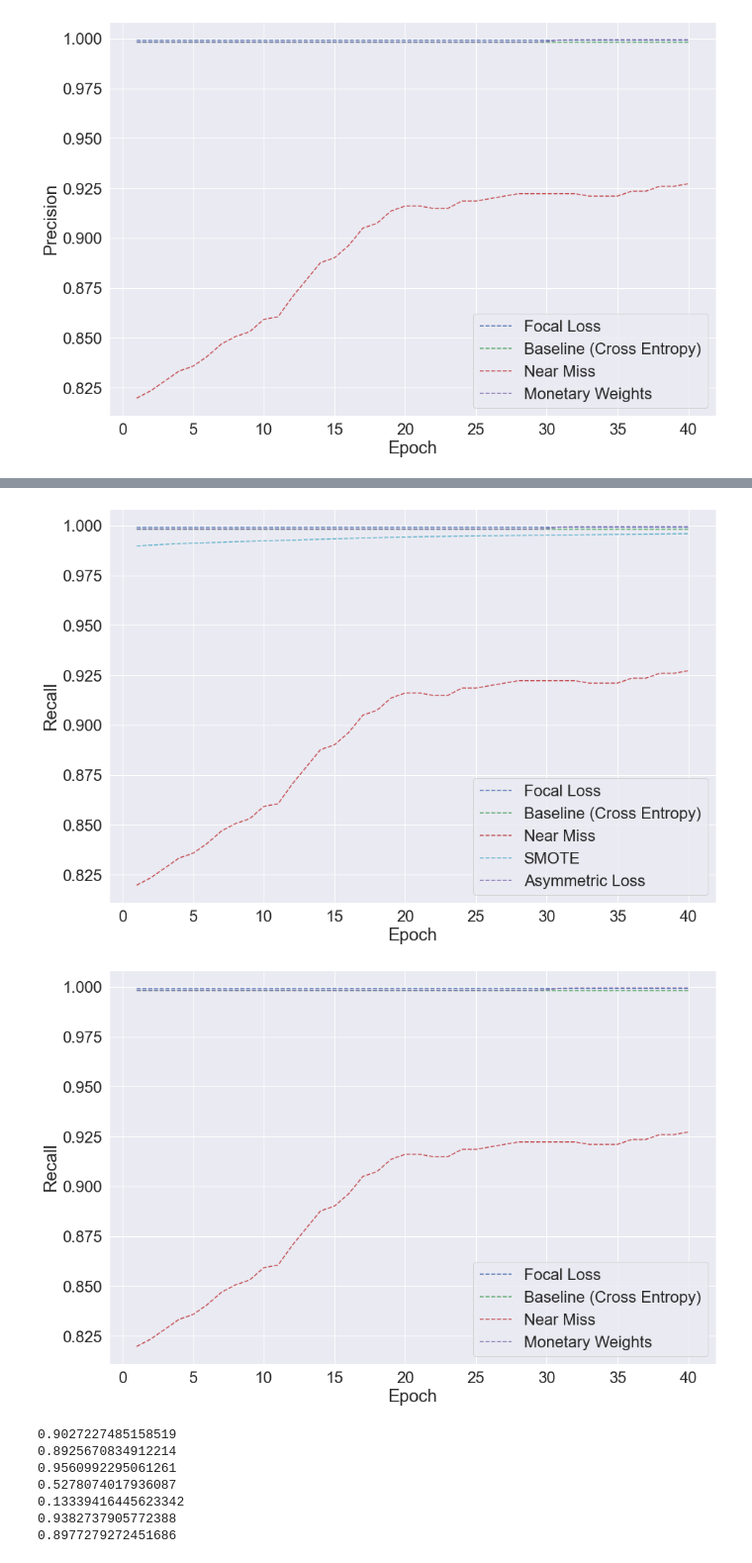
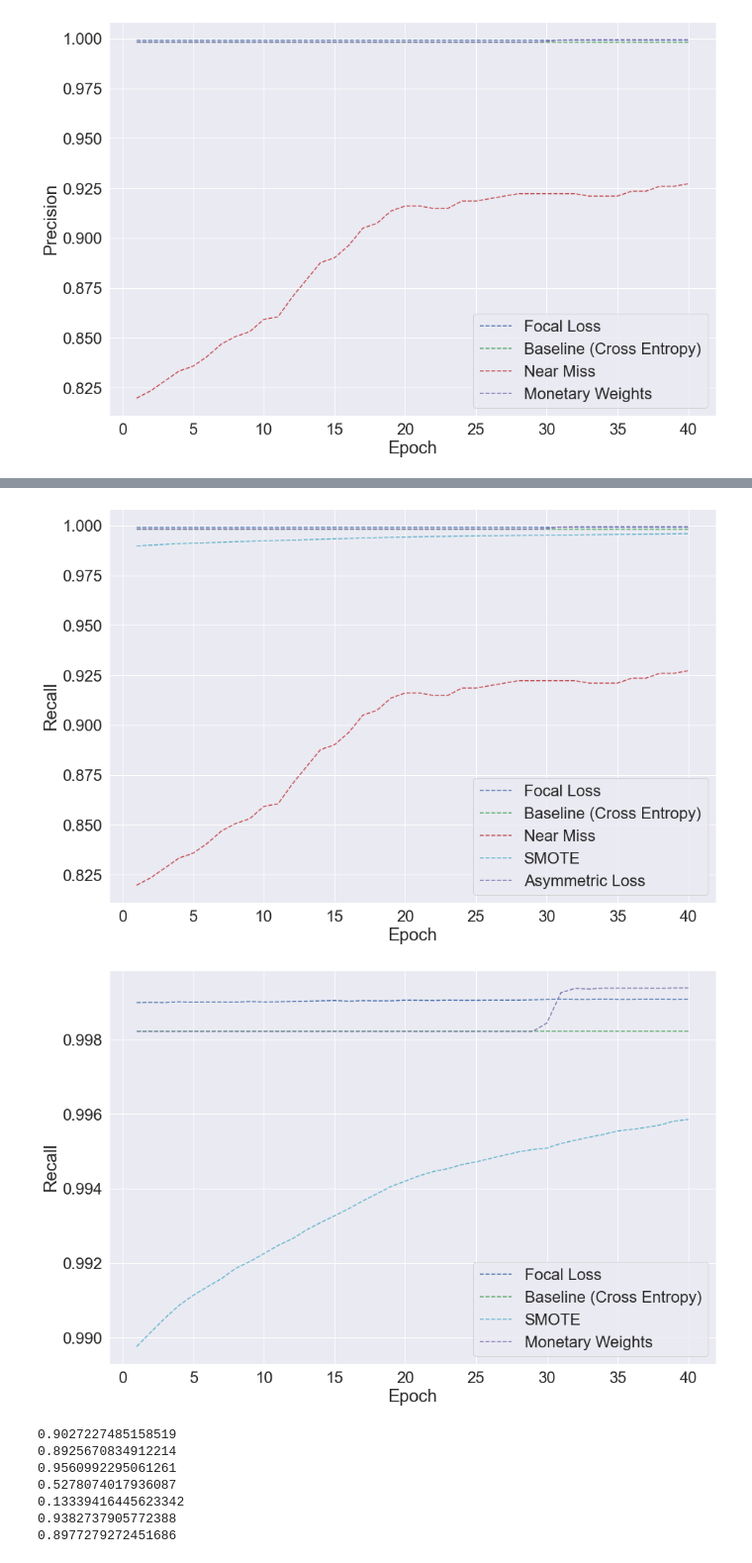
Before and after one commit to nershman/imbalanced-learning, a Jupyter notebook: notebook1.ipynb, the cells around one changed output, grey strips where cells are left out. Shown at 99% size. Cells and saved outputs as stored; diff of their text form; code cells hidden in the pictures.

```diff
--- a/notebook1.ipynb
+++ b/notebook1.ipynb
@@ -1087,36 +1087,36 @@ titles = ["Focal Loss","Baseline (Cross Entropy)","Near Miss","SMOTE","Asymmetri
 legcolors = ['b--', 'g--', 'r--', 'c--', 'm--', 'y--', 'k--', 'w--']
 
 # Create count of the number of epochs
 epoch_count = range(1, len(tr_loss[1]) + 1)
 
 # Visualize loss history
 plt.figure(figsize=(15,10))
 for i in range(5,len(tr_loss)):
     plt.plot(epoch_count, test_loss[i], legcolors[i])
     plt.legend(titles[5:])
 plt.xlabel('Epoch')
 plt.ylabel('Recall')
 plt.show();
 
 plt.figure(figsize=(15,10))
 for i in range(0,5):
     plt.plot(epoch_count, test_loss[i], legcolors[i])
     plt.legend(titles)
 plt.xlabel('Epoch')
 plt.ylabel('Recall')
 plt.show();
 
 plt.figure(figsize=(15,10))
-for i in [0,1,2,4]:
+for i in [0,1,3,4]:
     plt.plot(epoch_count, test_loss[i], legcolors[i])
-    plt.legend(['Focal Loss', 'Baseline (Cross Entropy)', 'Near Miss', 'Monetary Weights'])
+    plt.legend(['Focal Loss', 'Baseline (Cross Entropy)', 'SMOTE', 'Monetary Weights'])
 plt.xlabel('Epoch')
 plt.ylabel('Recall')
 plt.show();
 # %% [output]
 [figure]
 [figure]
-[figure, old version]
+[figure, new version]
 # %%
 ##AUC setup
 from sklearn.metrics import roc_curve, roc_auc_score
```
Also changed, not shown: 2 other files.
